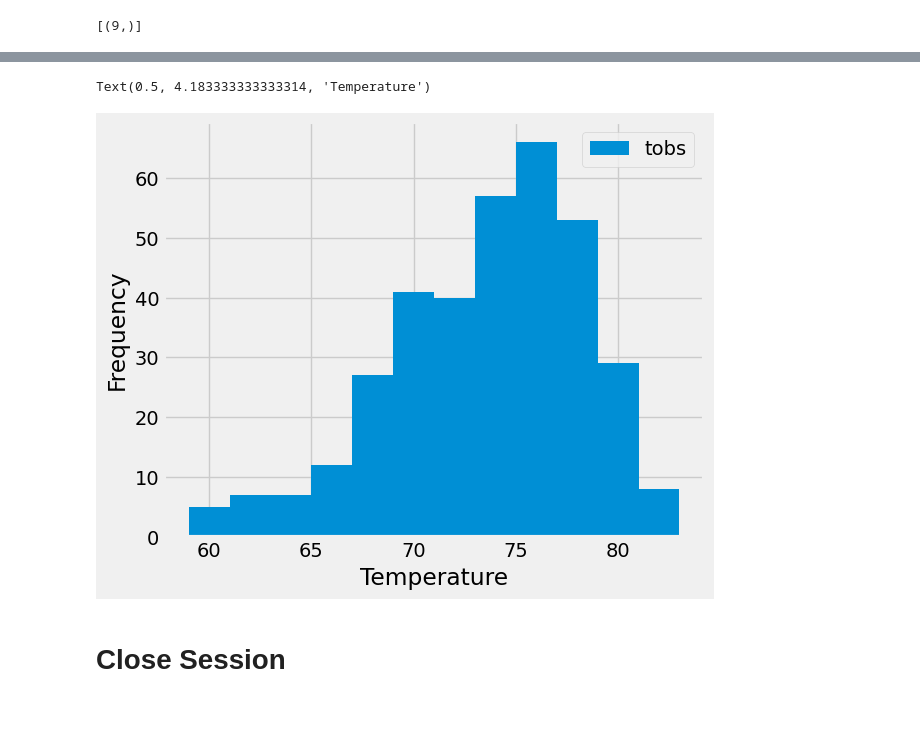
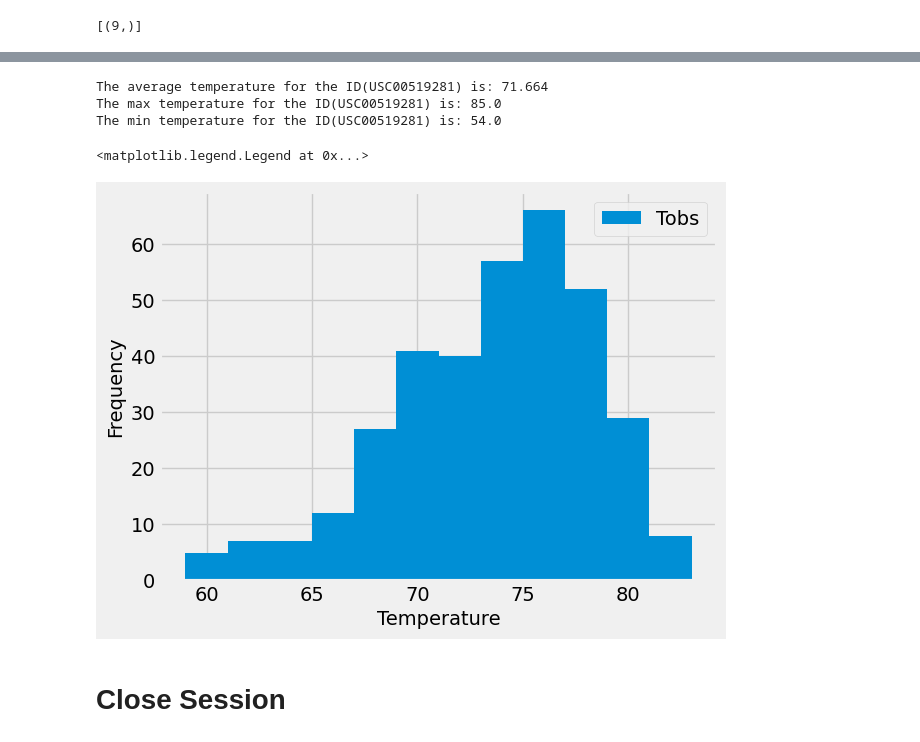
Before and after one commit to MisterDinu/sqlalchemy-challenge, a Jupyter notebook: SurfsUp/climate_starter.ipynb, the cells around one changed output, grey strips where cells are left out. Saved outputs shown, nothing was run; the diff lists cells and outputs as text; code cells hidden in the pictures; blank space fills up the shorter version.

```diff
--- a/SurfsUp/climate_starter.ipynb
+++ b/SurfsUp/climate_starter.ipynb
@@ -34,5 +28,5 @@ OperationalError: (sqlite3.OperationalError) no such table: measurements
 # %%
 # reflect an existing database into a new model
-
-
-# reflect the tables
+Base = automap_base()
+Base.prepare(autoload_with=engine)
+metadata = MetaData()
@@ -48,4 +75,6 @@ OperationalError: (sqlite3.OperationalError) no such table: measurements
 # Exploratory Precipitation Analysis
 # %%
 # Find the most recent date in the data set.
+latest_date = max(measure.date for measure in measures)
+print(latest_date)
 # %% [output]
@@ -53,3 +82,5 @@ OperationalError: (sqlite3.OperationalError) no such table: measurements
+# %%
+latest_date = datetime.strptime(latest_date, '%Y-%m-%d')
 # %%
 # Design a query to retrieve the last 12 months of precipitation data and plot the results.
 # Starting from the most recent data point in the database.
@@ -108,9 +190,45 @@ Text(0, 0.5, 'Inches')
+# %%
+# Using the most active station id from the previous query, calculate the lowest, highest, and average temperature.
+most_repeated_id = "USC00519281"
+
+# For last year ID = USC00519281
+# repeated_station_df = measure_df.loc[measure_df["Station"]==most_repeated_id]
+
+
+# For all time ID = USC00519281 DF
+prcp = session.query(measurement).all()
+measure_table = []
+
+for row in prcp:
+    rows = {
+        "Station":row.station,
+        "Date":row.date,
+        "Precipitation":row.prcp,
+        "Tobs":row.tobs
+    }
+    measure_table.append(rows)
+# Creating DF, to then select just the ones that matches the ID
+all_time_df = pd.DataFrame(measure_table)
+repeated_station_df = all_time_df.loc[all_time_df["Station"]==most_repeated_id]
+print(f'The average temperature for the ID({most_repeated_id}) is: {round(repeated_station_df["Tobs"].mean(), 3)}')
+print(f'The max temperature for the ID({most_repeated_id}) is: {repeated_station_df["Tobs"].max()}')
+print(f'The min temperature for the ID({most_repeated_id}) is: {repeated_station_df["Tobs"].min()}')
+# %% [output]
+The average temperature for the ID(USC00519281) is: 71.664
+The max temperature for the ID(USC00519281) is: 85.0
+The min temperature for the ID(USC00519281) is: 54.0
 # %%
 # Using the most active station id
 # Query the last 12 months of temperature observation data for this station and plot the results as a histogram
+repeated_station_df = measure_df.loc[measure_df["Station"]==most_repeated_id]
+plt.hist(repeated_station_df["Tobs"], bins=12, label="Tobs")
+plt.xlabel("Temperature")
+plt.ylabel("Frequency")
+plt.legend()
+plt.show()
 # %% [output]
-Text(0.5, 4.183333333333314, 'Temperature')
+<matplotlib.legend.Legend at 0x...>
-[figure, old version]
+[figure, new version]
 # %% [markdown]
 # Close Session
 # %%
```
Also changed, not shown: parts of 16 cells of this notebook.
